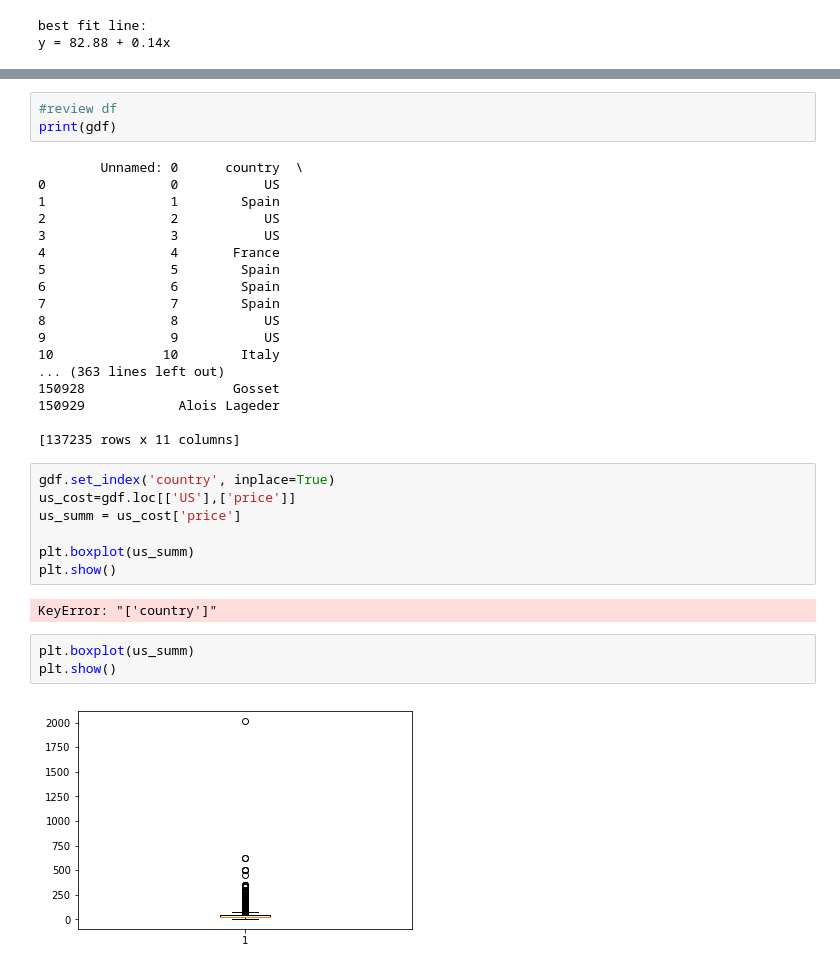
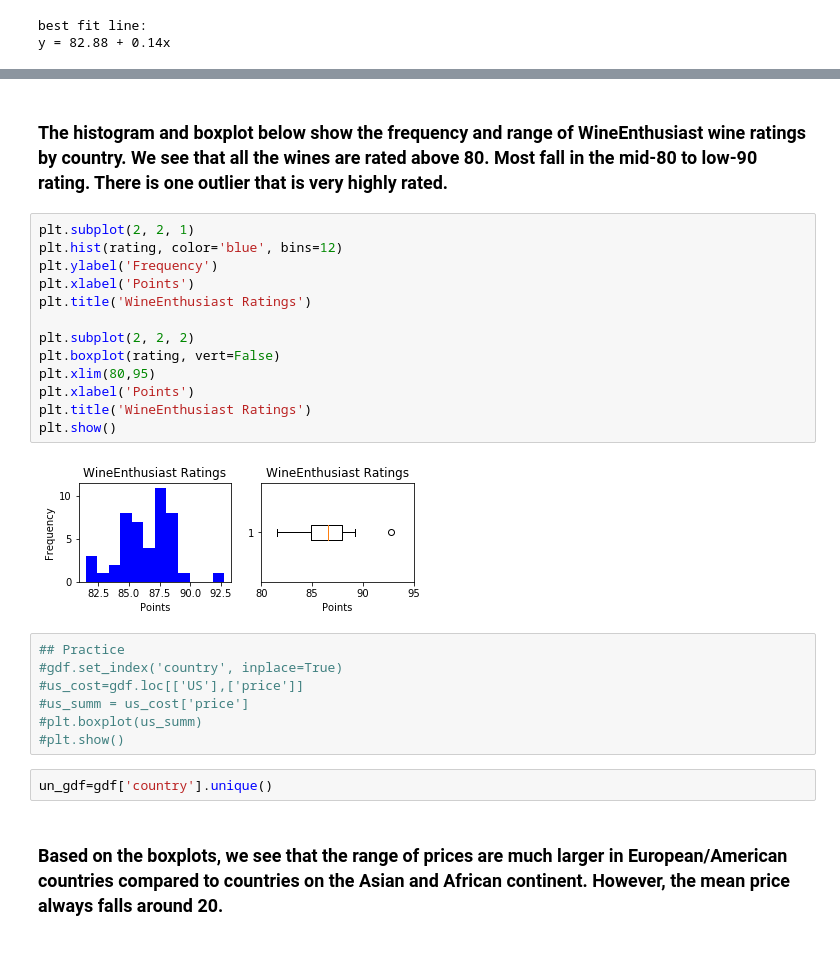
Before and after one commit to HannahHChu/thinkful, a Jupyter notebook: Unit_2_Exercises/2019-02-05_wine_project.ipynb, the cells around one changed output, grey strips where cells are left out. Drawn from its saved outputs; the diff is of its cells as text.

```diff
--- a/Unit_2_Exercises/2019-02-05_wine_project.ipynb
+++ b/Unit_2_Exercises/2019-02-05_wine_project.ipynb
@@ -170,35 +103,28 @@ plt.show()
-# %%
-#review df
-print(gdf)
-# %% [output]
-        Unnamed: 0      country  \
-0                0           US
-1                1        Spain
-2                2           US
-3                3           US
-4                4       France
-5                5        Spain
-6                6        Spain
-7                7        Spain
-8                8           US
-9                9           US
-10              10        Italy
-... (363 lines left out)
-150928                   Gosset
-150929            Alois Lageder
-
-[137235 rows x 11 columns]
+# %% [markdown]
+### The histogram and boxplot below show the frequency and range of WineEnthusiast wine ratings by country. We see that all the wines are rated above 80. Most fall in the mid-80 to low-90 rating. There is one outlier that is very highly rated.
+# %%
+plt.subplot(2, 2, 1)
+plt.hist(rating, color='blue', bins=12)
+plt.ylabel('Frequency')
+plt.xlabel('Points')
+plt.title('WineEnthusiast Ratings')
+
+plt.subplot(2, 2, 2)
+plt.boxplot(rating, vert=False)
+plt.xlim(80,95)
+plt.xlabel('Points')
+plt.title('WineEnthusiast Ratings')
+plt.show()
+# %% [output]
+[figure, added]
 # %%
-gdf.set_index('country', inplace=True)
-us_cost=gdf.loc[['US'],['price']]
-us_summ = us_cost['price']
-
-plt.boxplot(us_summ)
-plt.show()
+## Practice
+#gdf.set_index('country', inplace=True)
+#us_cost=gdf.loc[['US'],['price']]
+#us_summ = us_cost['price']
+#plt.boxplot(us_summ)
+#plt.show()
-# %% [output]
-KeyError: "['country']"
-# %%
-plt.boxplot(us_summ)
-plt.show()
-# %% [output]
-[figure, removed]
+# %%
+un_gdf=gdf['country'].unique()
+# %% [markdown]
+###  Based on the boxplots, we see that the range of prices are much larger in European/American countries compared to countries on the Asian and African continent. However, the mean price always falls around 20.
```
Also changed, not shown: parts of 10 cells of this notebook, 3 other files.
